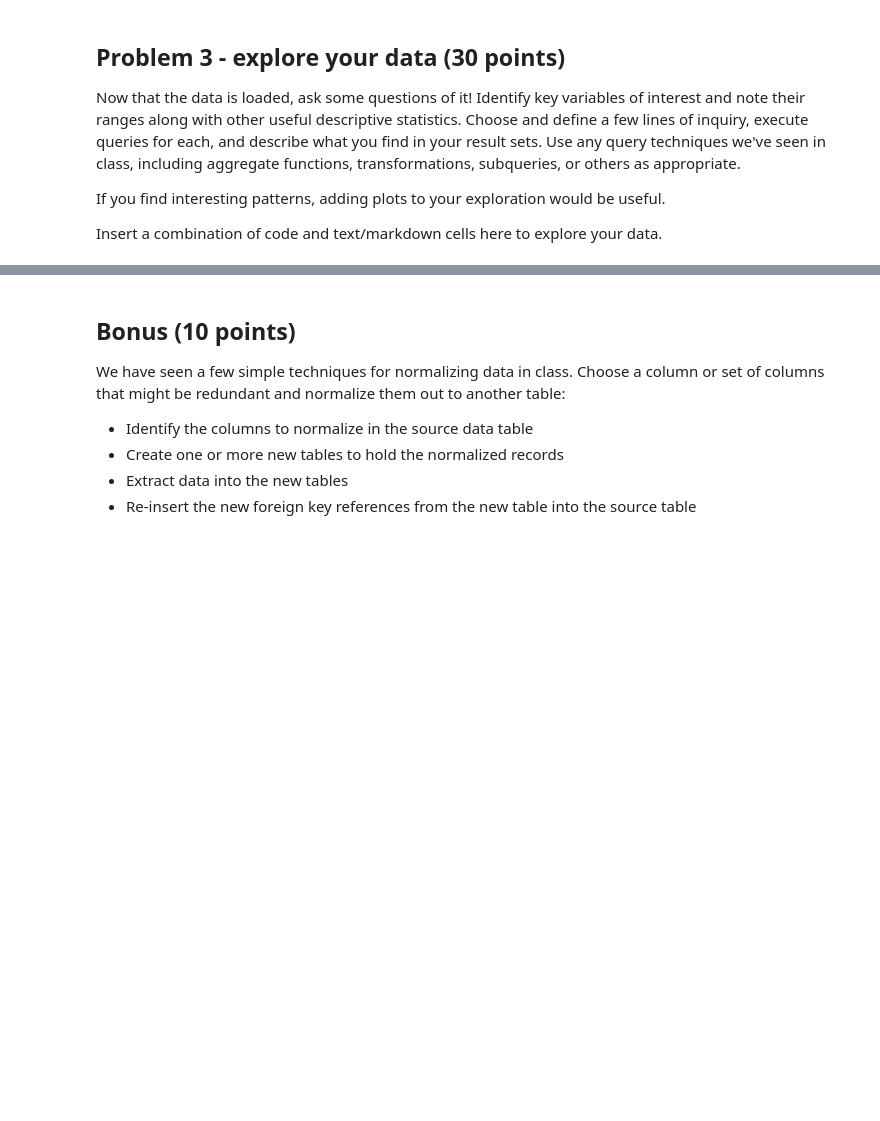
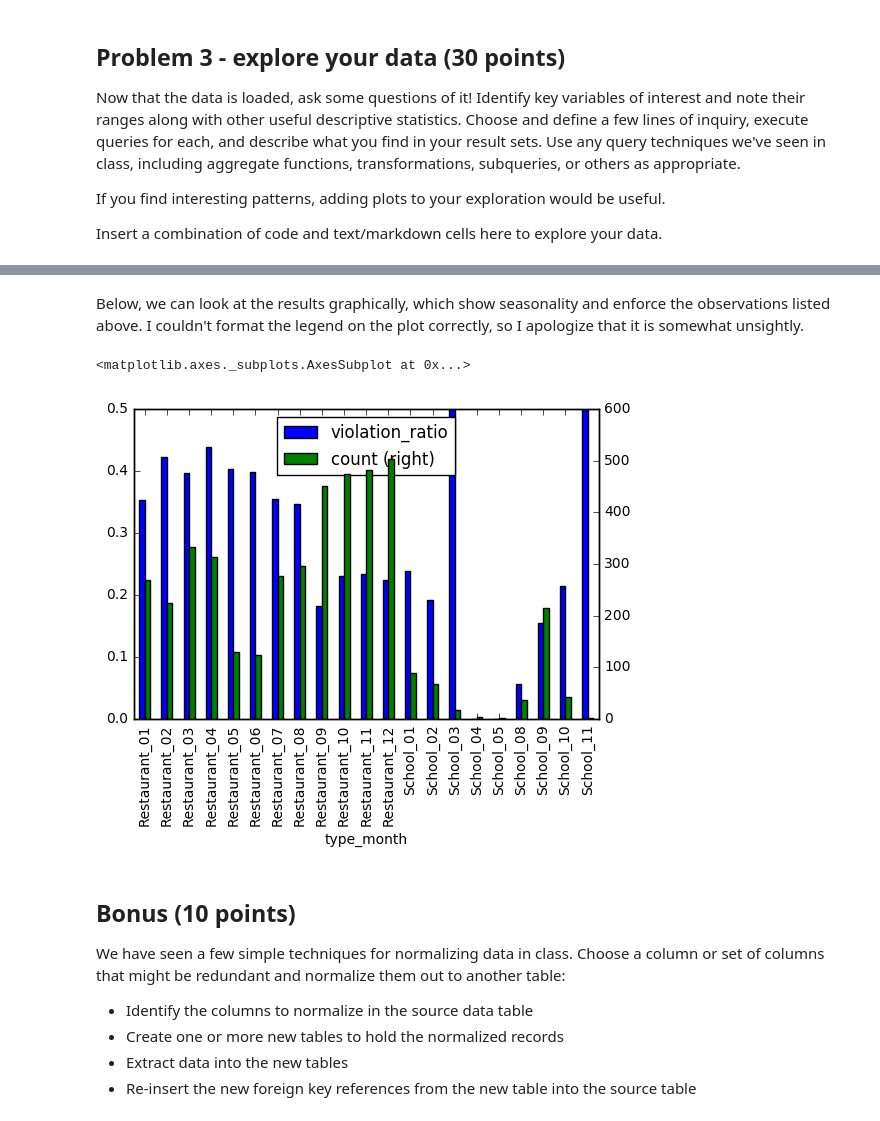
Before and after one commit to mwiener09/istm-6212, a Jupyter notebook: exercises/exercise-04.ipynb, the cells around one changed output, grey strips where cells are left out. Saved outputs shown, nothing was run; the diff lists cells and outputs as text; code cells hidden in the pictures; blank space fills up the shorter version.

```diff
--- a/exercises/exercise-04.ipynb
+++ b/exercises/exercise-04.ipynb
@@ -292,3 +577,12 @@ Insert a combination of code and text/markdown cells here to explore your data.
+# %% [markdown]
+Below, we can look at the results graphically, which show seasonality and enforce the observations listed above.  I couldn't format the legend on the plot correctly, so I apologize that it is somewhat unsightly.
+# %%
+import matplotlib as plt
+df = _.DataFrame()
+df.plot(x='type_month', secondary_y='count', kind = 'bar')
+# %% [output]
+<matplotlib.axes._subplots.AxesSubplot at 0x...>
+[figure, added]
 # %% [markdown]
 ## Bonus (10 points)
 
```
Also changed, not shown: parts of 26 cells of this notebook.
